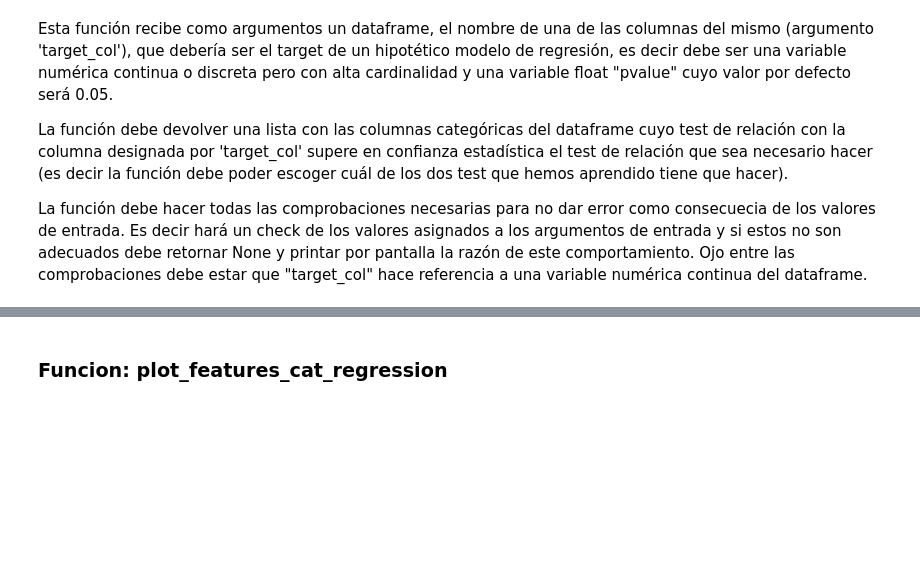
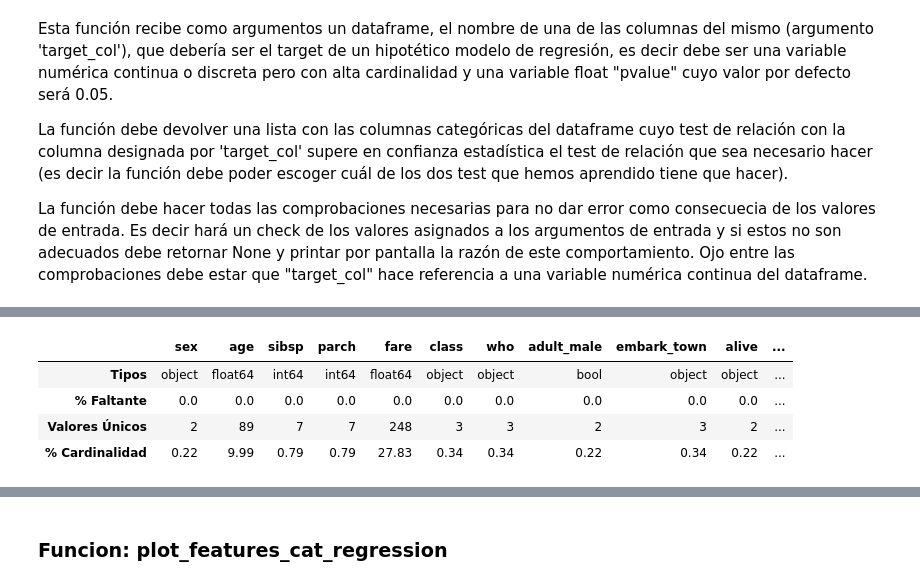
Before and after one commit to marosor/ML_Toolbox, a Jupyter notebook: Funciones 5 y 6 - Pedro.ipynb, the cells around one changed output, grey strips where cells are left out. Drawn from its saved outputs; the diff is of its cells as text; code cells hidden in the pictures; blank space fills up the shorter version.

```diff
--- a/Funciones 5 y 6 - Pedro.ipynb
+++ b/Funciones 5 y 6 - Pedro.ipynb
@@ -215,0 +285,10 @@ get_features_cat_regression(df_Pizza_Price, "Price", .10)
+# %%
+df_titanic = pd.read_csv("./data/titanic.csv")
+
+describe_df(df_titanic)
+# %% [output]
+|  | sex | age | sibsp | parch | fare | class | who | adult_male | embark_town | alive | ... |
+| Tipos | object | float64 | int64 | int64 | float64 | object | object | bool | object | object | ... |
+| % Faltante | 0.0 | 0.0 | 0.0 | 0.0 | 0.0 | 0.0 | 0.0 | 0.0 | 0.0 | 0.0 | ... |
+| Valores Únicos | 2 | 89 | 7 | 7 | 248 | 3 | 3 | 2 | 3 | 2 | ... |
+| % Cardinalidad | 0.22 | 9.99 | 0.79 | 0.79 | 27.83 | 0.34 | 0.34 | 0.22 | 0.34 | 0.22 | ... |
```
Also changed, not shown: parts of 20 cells of this notebook.
